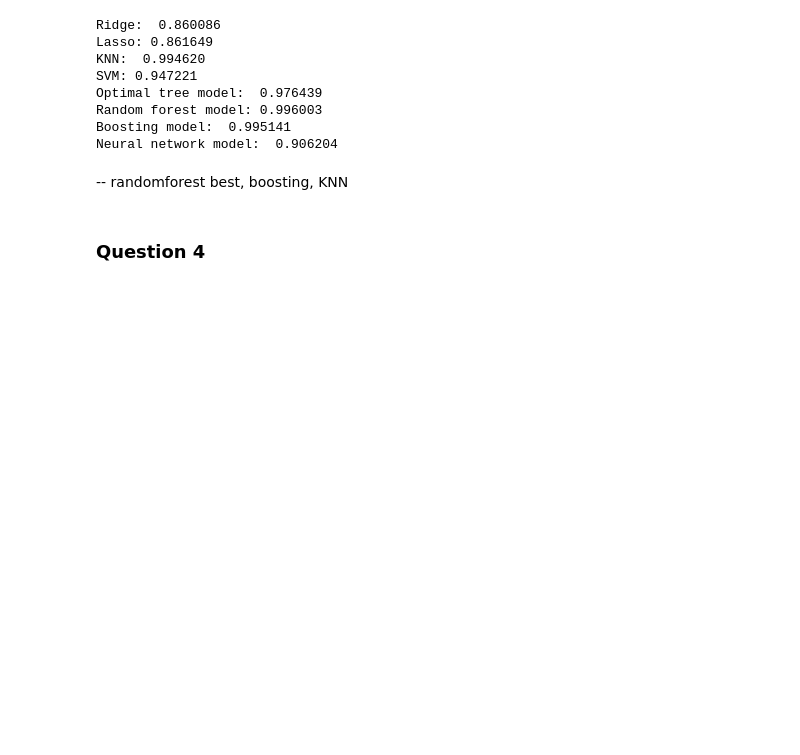
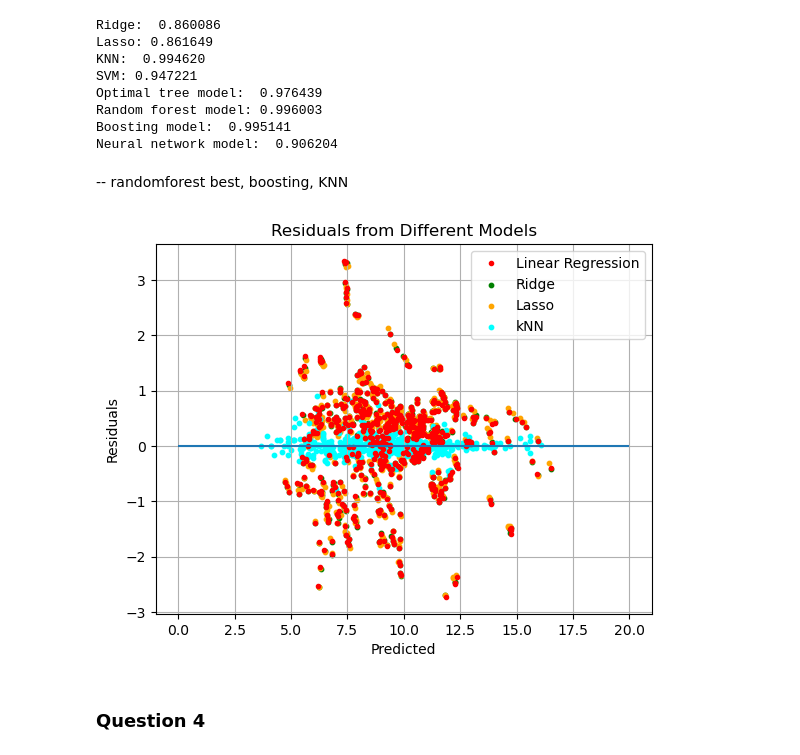
Before and after one commit to yasmine-boulkaid/Projet_ML, a Jupyter notebook: Projet_ML_Python.ipynb, the cells around one changed output. Drawn from its saved outputs; the diff is of its cells as text; code cells hidden in the pictures; blank space fills up the shorter version.

```diff
--- a/Projet_ML_Python.ipynb
+++ b/Projet_ML_Python.ipynb
@@ -1157,6 +1168,29 @@ Boosting model:  0.995141
 Neural network model:  0.906204
 # %% [markdown]
 -- randomforest best,  boosting, KNN
+# %%
+plt.plot(lr_pred,Yr_test-lr_pred, ".", color="red", label="Linear Regression")
+plt.scatter(best_ridge_pred,Yr_test-best_ridge_pred, color="green", label="Ridge",s=10)
+
+plt.scatter(best_lasso_pred,Yr_test-best_lasso_pred, color="orange", label="Lasso",s=10)
+
+plt.scatter(best_knnr_pred,Yr_test-best_knnr_pred, color="cyan", label="kNN",s=10)
+# plt.scatter(best_svmr_pred_r,Yr_test-best_svmr_pred_r, color="magenta", label="Gaussian SVM",s=10)
+# plt.scatter(best_dtr_pred,Yr_test-best_dtr_pred, color="yellow", label="Optimal Tree",s=10)
+# plt.scatter(best_rfr_pred,Yr_test-best_rfr_pred, color="brown", label="Random Forest",s=10)
+# plt.scatter(best_gbr_pred,Yr_test-best_gbr_pred, color="teal", label="Boosting",s=10)
+# plt.scatter(best_nnr_pred,Yr_test-best_nnr_pred, color="pink", label="Neural Network",s=10)
+
+plt.xlabel("Predicted")
+plt.ylabel("Residuals")
+plt.hlines(0,0,20)
+plt.title("Residuals from Different Models")
+plt.legend(loc="upper right")
+plt.grid()
+
+plt.show()
+# %% [output]
+[figure, added]
 # %% [markdown]
 ### Question 4
 # %% [markdown]
```
Also changed, not shown: parts of 12 cells of this notebook.
